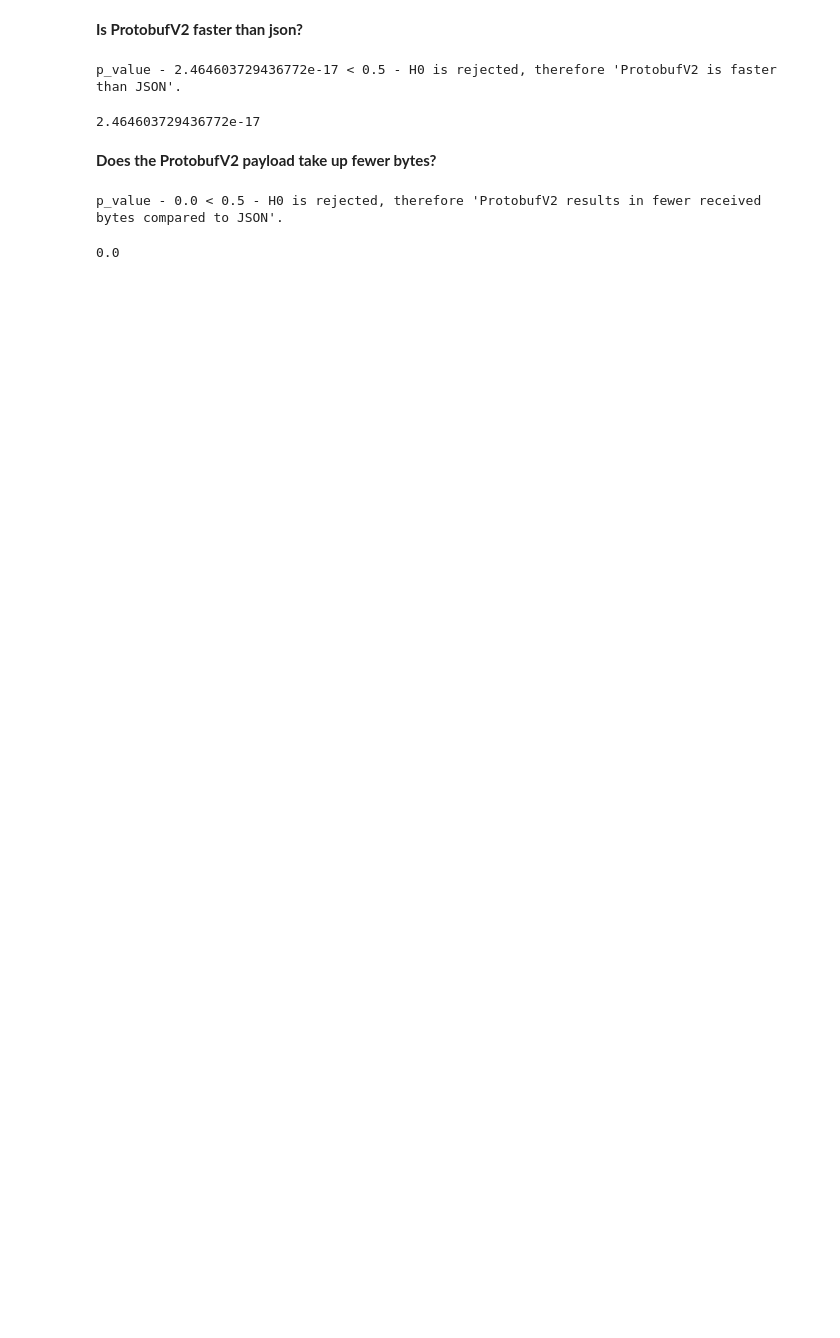
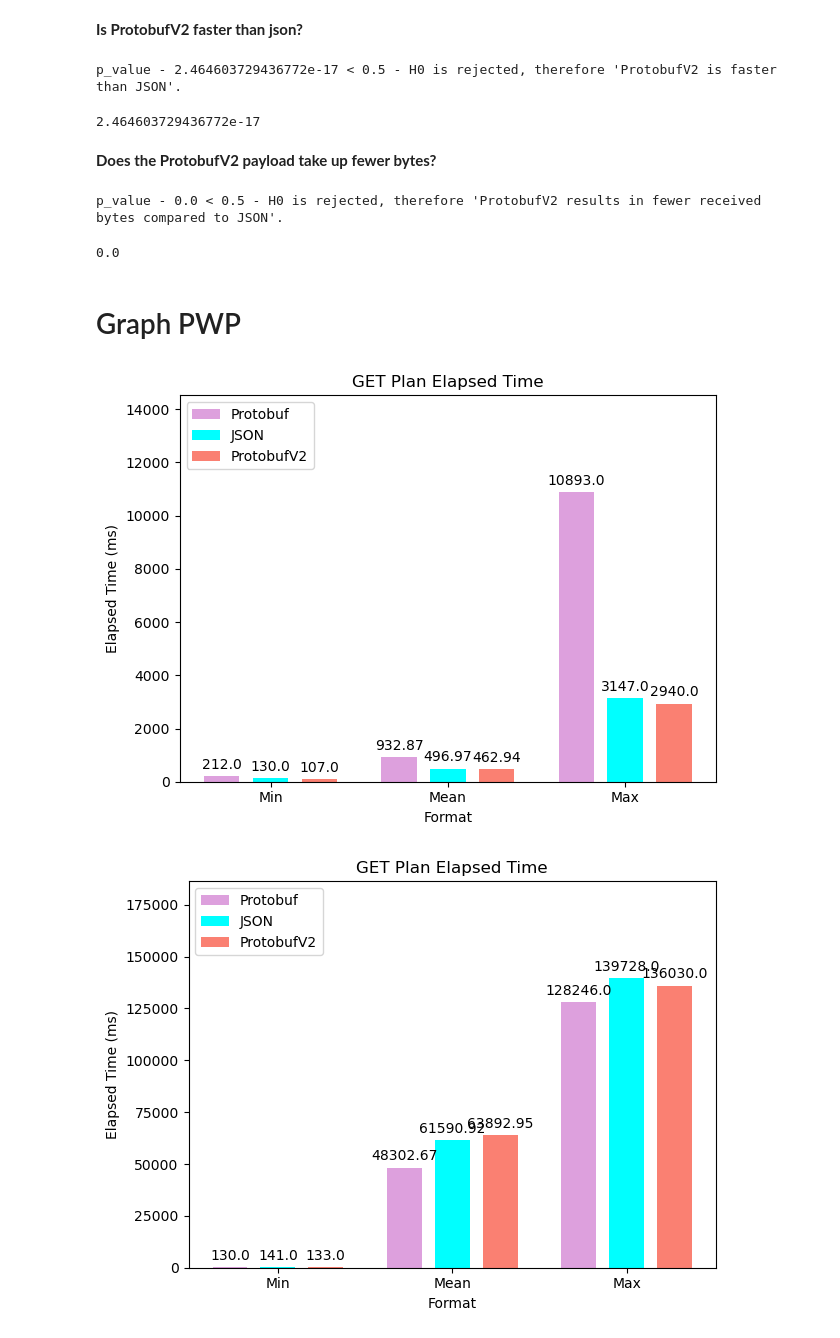
Before and after one commit to tam65r/protobuf-in-REST-aplication, a Jupyter notebook: Data/python/analysis.ipynb, the cells around one changed output. Cells and saved outputs as stored; diff of their text form; code cells hidden in the pictures; blank space fills up the shorter version.

```diff
--- a/Data/python/analysis.ipynb
+++ b/Data/python/analysis.ipynb
@@ -84,3 +84,5 @@ ht.hyphtesis_test([pGSPv2['bytes'],jGSP['bytes']],"ProtobufV2 does not result in
 # %% [output]
 p_value - 0.0 < 0.5 - H0 is rejected, therefore 'ProtobufV2 results in fewer received bytes compared to JSON'.
 0.0
+# %% [markdown]
+# Graph PWP
@@ -86,0 +182,64 @@ p_value - 0.0 < 0.5 - H0 is rejected, therefore 'ProtobufV2 results in fewer rec
+# %%
+import matplotlib.pyplot as plt
+import numpy as np
+
+
+def create_min_max_mean_graph_v2(pGP, jGP, pGPv2, title, yLabel, xLabel="Format", labels=["Protobuf", "JSON", "ProtobufV2"], colors=["plum", "cyan", "salmon"], loc="upper left", spacing = 0.05, width  = 2):
+
+    min_values = [pGP.min(), jGP.min(), pGPv2.min()]
+    mean_values = [pGP.mean(), jGP.mean(), pGPv2.mean()]
+    max_values = [pGP.max(), jGP.max(), pGPv2.max()]
+
+    bar_labels = ['Min', 'Mean', 'Max']
+    protobuf = [min_values[0], mean_values[0], max_values[0]]
+    json = [min_values[1], mean_values[1], max_values[1]]
+    protobufV2 = [min_values[2], mean_values[2], max_values[2]]
+
+    x = np.arange(len(bar_labels))
+    width = 0.2
+
+    fig, ax = plt.subplots()
+    rects1 = ax.bar(x - width - spacing, protobuf, width, label=labels[0], color=colors[0])
+    rects2 = ax.bar(x, json, width, label=labels[1], color=colors[1])
+    rects3 = ax.bar(x + width + spacing, protobufV2, width, label=labels[2], color=colors[2])
+
+    ax.set_xlabel(xLabel)
+    ax.set_ylabel(yLabel)
+    ax.set_title(title)
+    ax.set_xticks(x)
+    ax.set_xticklabels(bar_labels)
+    ax.legend(loc=loc)
+    ax.set_ylim(0, max(max_values) + max(max_values) * (1/3))
+
+    def autolabel(rects):
+        for rect in rects:
+            height = rect.get_height()
+            ax.annotate('{}'.format(round(height, 2)),
+                        xy=(rect.get_x() + rect.get_width() / 2, height),
+                        xytext=(0, 3),
+                        textcoords="offset points",
+                        ha='center', va='bottom')
+
+    autolabel(rects1)
+    autolabel(rects2)
+    autolabel(rects3)
+
+    fig.tight_layout()
+
+    plt.show()
+
+
+valuesProto = pGP_baseline["elapsed"] + pGP_load["elapsed"] + pGP_stress["elapsed"] + pGP_soak["elapsed"]
+valuesJSON =  jGP_baseline["elapsed"] + jGP_load["elapsed"] + jGP_stress["elapsed"] + jGP_soak["elapsed"]
+valuesProtoV2 = pGPv2_baseline["elapsed"] + pGPv2_load["elapsed"] + pGPv2_stress["elapsed"] + pGPv2_soak["elapsed"]
+
+create_min_max_mean_graph_v2(valuesProto,valuesJSON,valuesProtoV2, f"GET Plan Elapsed Time",yLabel="Elapsed Time (ms)", spacing=0.075)
+
+valuesProto = pGSP_baseline["elapsed"] + pGSP_load["elapsed"] + pGSP_stress["elapsed"] + pGSP_soak["elapsed"]
+valuesJSON =  jGSP_baseline["elapsed"] + jGSP_load["elapsed"] + jGSP_stress["elapsed"] + jGSP_soak["elapsed"]
+valuesProtoV2 = pGSPv2_baseline["elapsed"] + pGSPv2_load["elapsed"] + pGSPv2_stress["elapsed"] + pGSPv2_soak["elapsed"]
+
+create_min_max_mean_graph_v2(valuesProto,valuesJSON,valuesProtoV2, f"GET Plan Elapsed Time",yLabel="Elapsed Time (ms)", spacing=0.075)
+# %% [output]
+[figure, added]
+[figure, added]
```
Also changed, not shown: parts of 3 cells of this notebook, 2 other files.
